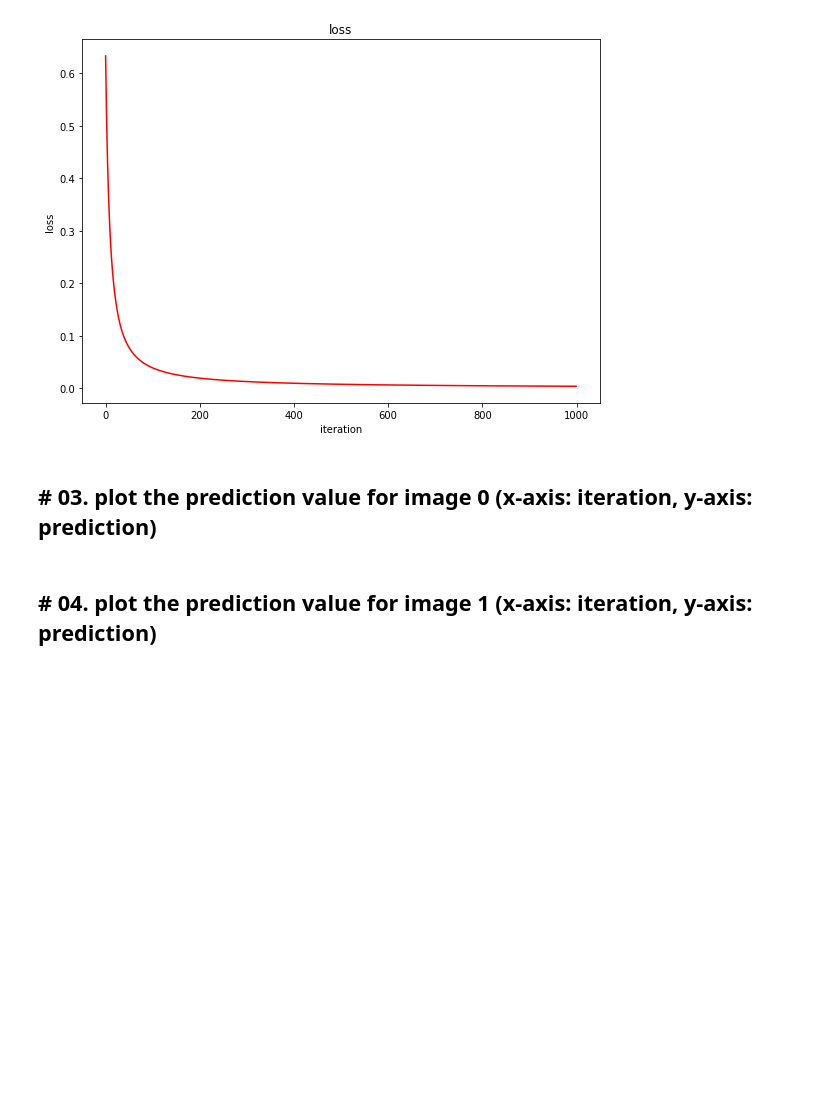
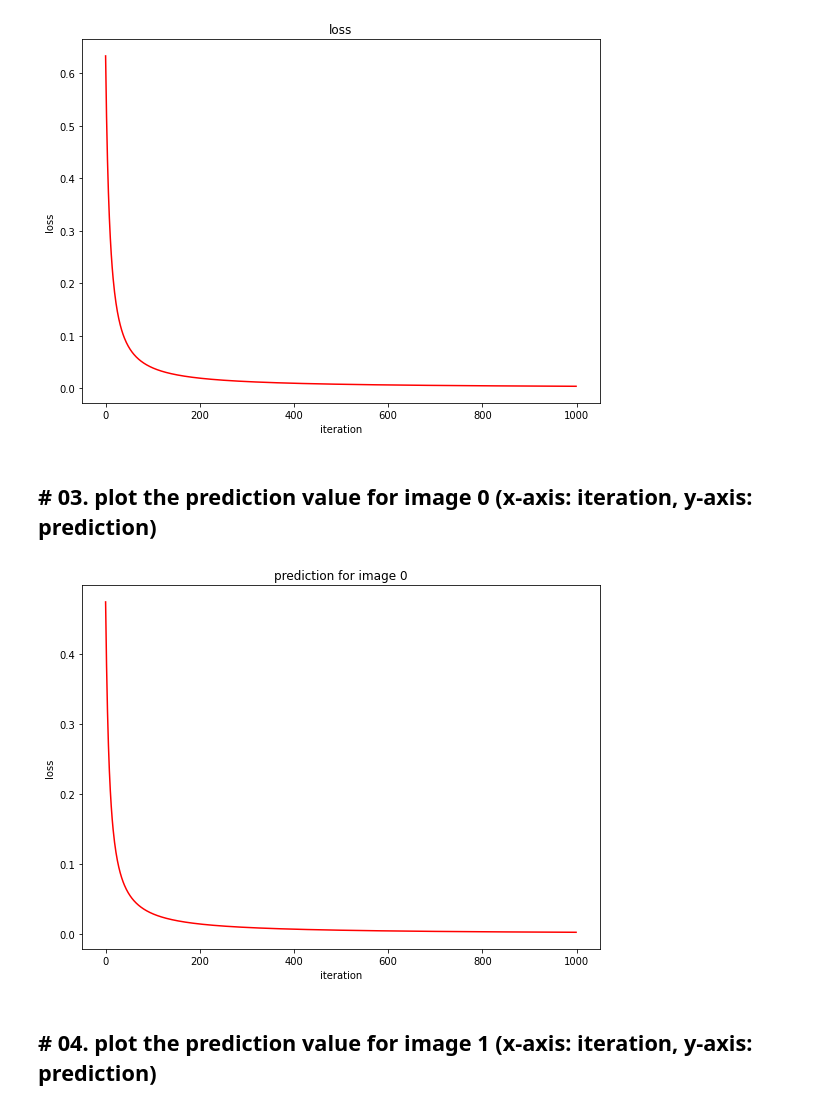
Before and after one commit to jsdysw/machine-learning-project, a Jupyter notebook: assignment/02/assignment_02.ipynb, the cells around one changed output. Cells and saved outputs as stored; diff of their text form; code cells hidden in the pictures; blank space fills up the shorter version.

Commit message:
complete the function for the function result 03

```diff
--- a/assignment/02/assignment_02.ipynb
+++ b/assignment/02/assignment_02.ipynb
@@ -373,10 +373,18 @@ def function_result_02(title, data):
     plt.show()
 # %% [markdown]
 ## [git commit # 08] % git commit -a -m "complete the function for the function result 02"
-# %%
-def function_result_03(*args):
-
-    pass
+# %%
+def function_result_03(title, data):
+
+    plt.figure(figsize=(8, 6))
+    plt.title(title)
+
+    plt.plot(data, '-', color='red')
+    plt.xlabel('iteration')
+    plt.ylabel('loss')
+
+    plt.tight_layout()
+    plt.show()
 # %% [markdown]
 ## [git commit # 09] % git commit -a -m "complete the function for the function result 03"
 # %%
@@ -428,3 +434,7 @@ function_result_03(...)
+# %%
+function_result_03('prediction for image 0', pred_0_iteration)
+# %% [output]
+[figure, added]
 # %% [markdown]
 ## # 04. plot the prediction value for image 1 (x-axis: iteration, y-axis: prediction)
 # %%
```
Also changed, not shown: parts of 1 cell of this notebook.
